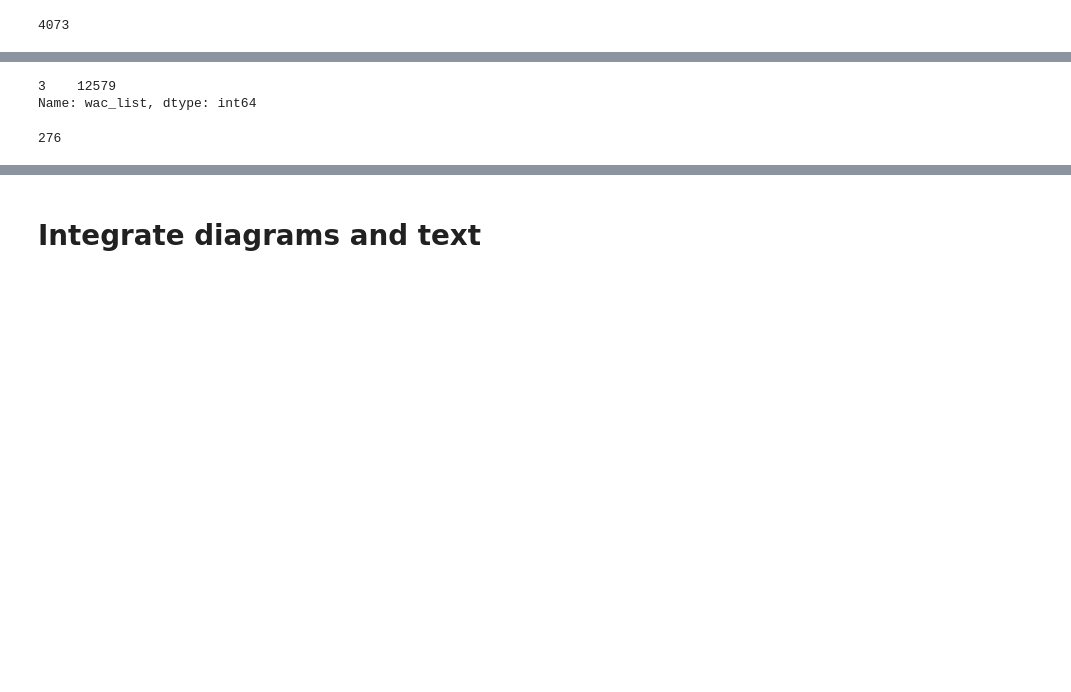
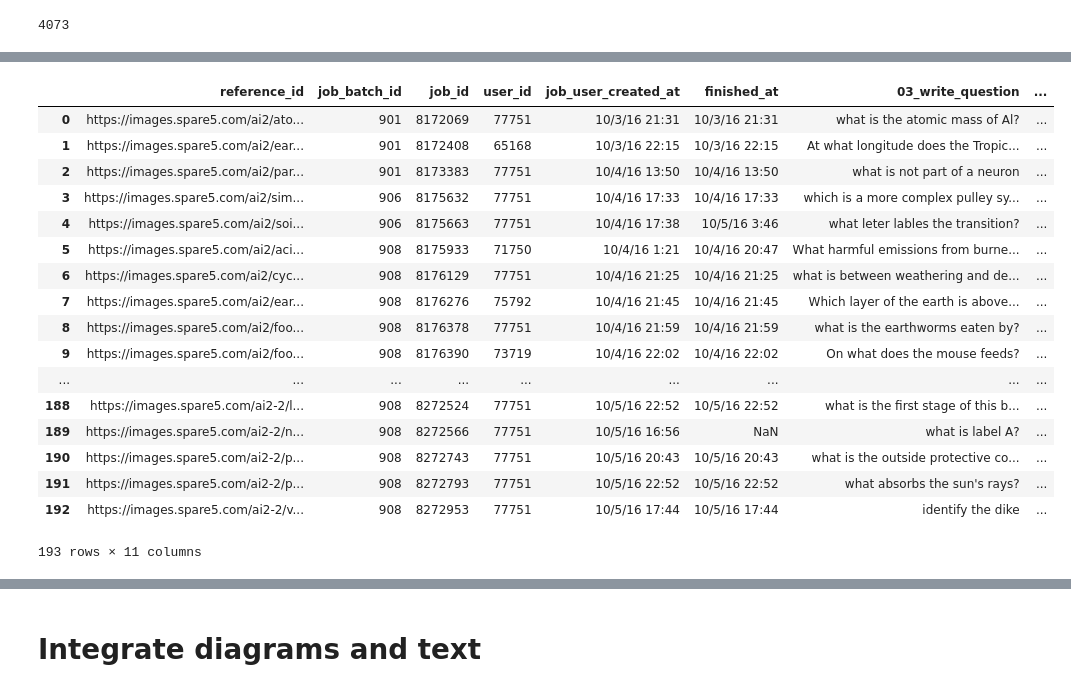
Before and after one commit to drschwenk/stb_notebooks, a Jupyter notebook: clean_and_consolodate_dataset.ipynb, the cells around one changed output, grey strips where cells are left out. Drawn from its saved outputs; the diff is of its cells as text; code cells hidden in the pictures; blank space fills up the shorter version.

Commit message:
changes to ck12_proc to fix lesson parse issue

```diff
--- a/clean_and_consolodate_dataset.ipynb
+++ b/clean_and_consolodate_dataset.ipynb
@@ -490,14 +533,11 @@ ai2_written_df_completed['topic'] = ai2_written_df_completed['Topic']
 # %%
 dr_proc_df = rel2_df.copy()
-# dr_proc_df = rel1_df.append(rel2_df)
-
-dr_proc_df.reset_index()
-# dr_proc_df = dr_proc_df.drop('index')
 
 dr_proc_df['wac_list'] = dr_proc_df[w_ans_col].apply(lambda x: json.loads(x))
 dr_proc_df['topic'] = dr_proc_df['reference_id'].apply(lambda x: x.split('/')[-1].rsplit('_', maxsplit=1)[0])
-dr_proc_df['wac_list'].apply(lambda x: len(x)).value_counts()
+# dr_proc_df['wac_list'].apply(lambda x: len(x)).value_counts()
+replacement_qs_proc = replacement_qs.copy()
+replacement_qs_proc['wac_list'] = replacement_qs_proc[w_ans_col].apply(lambda x: json.loads(x))
+replacement_qs_proc['topic'] = replacement_qs_proc['reference_id'].apply(lambda x: x.split('/')[-1].rsplit('_', maxsplit=1)[0])
+# replacement_qs_proc['wac_list'].apply(lambda x: len(x)).value_counts()
-# %% [output]
-3    12579
-Name: wac_list, dtype: int64
 # %%
@@ -508,4 +549,0 @@ diagrams_written_for = diagrams_spare5_wrote.union(diagrams_we_wrote)
-# %%
-len(diagrams_written_for)
-# %% [output]
-276
@@ -511,0 +552,21 @@ len(diagrams_written_for)
+# %%
+replacement_qs_proc
+# %% [output]
+|  | reference_id | job_batch_id | job_id | user_id | job_user_created_at | finished_at | 03_write_question | ... |
+| 0 | https://images.spare5.com/ai2/ato... | 901 | 8172069 | 77751 | 10/3/16 21:31 | 10/3/16 21:31 | what is the atomic mass of Al? | ... |
+| 1 | https://images.spare5.com/ai2/ear... | 901 | 8172408 | 65168 | 10/3/16 22:15 | 10/3/16 22:15 | At what longitude does the Tropic... | ... |
+| 2 | https://images.spare5.com/ai2/par... | 901 | 8173383 | 77751 | 10/4/16 13:50 | 10/4/16 13:50 | what is not part of a neuron | ... |
+| 3 | https://images.spare5.com/ai2/sim... | 906 | 8175632 | 77751 | 10/4/16 17:33 | 10/4/16 17:33 | which is a more complex pulley sy... | ... |
+| 4 | https://images.spare5.com/ai2/soi... | 906 | 8175663 | 77751 | 10/4/16 17:38 | 10/5/16 3:46 | what leter lables the transition? | ... |
+| 5 | https://images.spare5.com/ai2/aci... | 908 | 8175933 | 71750 | 10/4/16 1:21 | 10/4/16 20:47 | What harmful emissions from burne... | ... |
+| 6 | https://images.spare5.com/ai2/cyc... | 908 | 8176129 | 77751 | 10/4/16 21:25 | 10/4/16 21:25 | what is between weathering and de... | ... |
+| 7 | https://images.spare5.com/ai2/ear... | 908 | 8176276 | 75792 | 10/4/16 21:45 | 10/4/16 21:45 | Which layer of the earth is above... | ... |
+| 8 | https://images.spare5.com/ai2/foo... | 908 | 8176378 | 77751 | 10/4/16 21:59 | 10/4/16 21:59 | what is the earthworms eaten by? | ... |
+| 9 | https://images.spare5.com/ai2/foo... | 908 | 8176390 | 73719 | 10/4/16 22:02 | 10/4/16 22:02 | On what does the mouse feeds? | ... |
+| ... | ... | ... | ... | ... | ... | ... | ... | ... |
+| 188 | https://images.spare5.com/ai2-2/l... | 908 | 8272524 | 77751 | 10/5/16 22:52 | 10/5/16 22:52 | what is the first stage of this b... | ... |
+| 189 | https://images.spare5.com/ai2-2/n... | 908 | 8272566 | 77751 | 10/5/16 16:56 | NaN | what is label A? | ... |
+| 190 | https://images.spare5.com/ai2-2/p... | 908 | 8272743 | 77751 | 10/5/16 20:43 | 10/5/16 20:43 | what is the outside protective co... | ... |
+| 191 | https://images.spare5.com/ai2-2/p... | 908 | 8272793 | 77751 | 10/5/16 22:52 | 10/5/16 22:52 | what absorbs the sun's rays? | ... |
+| 192 | https://images.spare5.com/ai2-2/v... | 908 | 8272953 | 77751 | 10/5/16 17:44 | 10/5/16 17:44 | identify the dike | ... |
+193 rows × 11 columns
```
Also changed, not shown: parts of 18 cells of this notebook, 3 other files.
